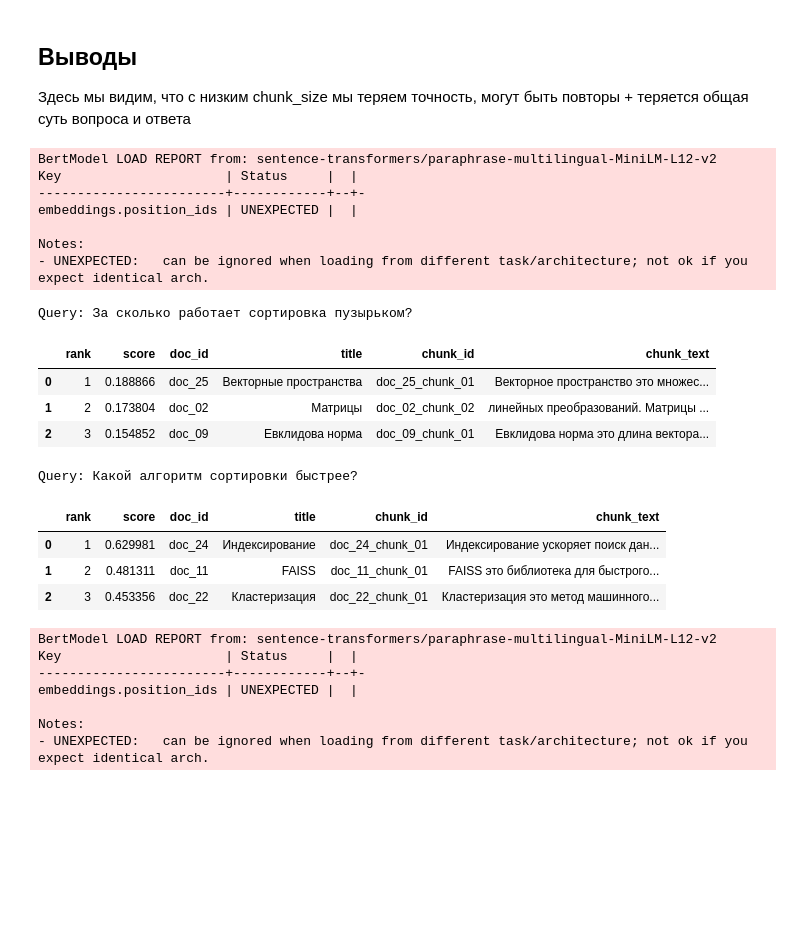
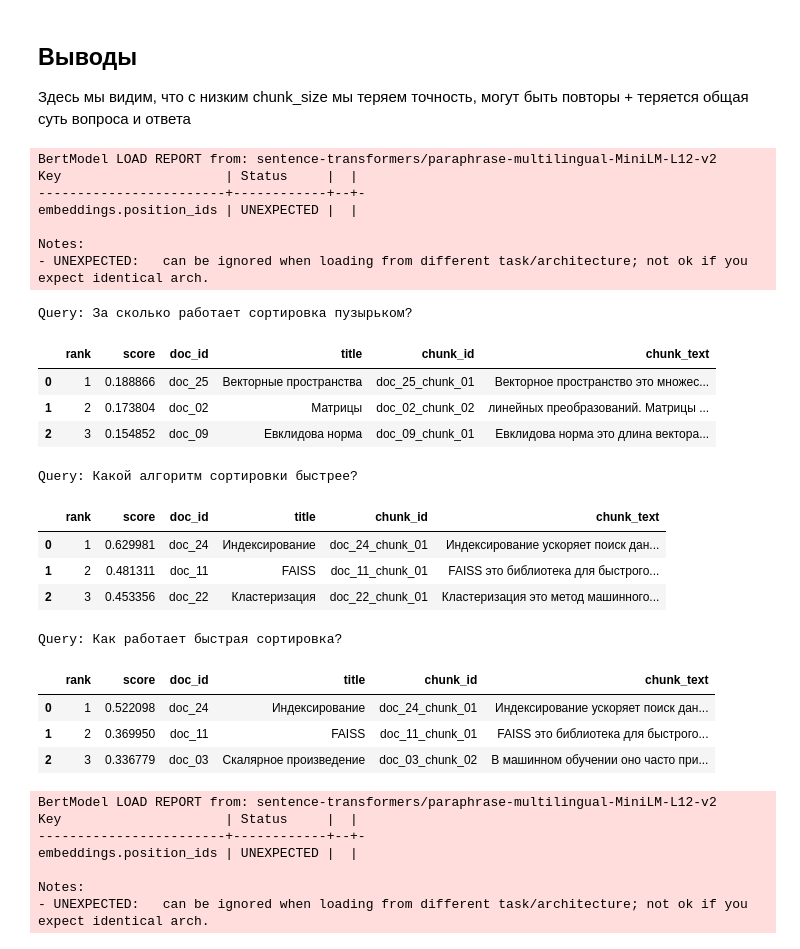
Before and after one commit to mazxal0/AI-Mirea-Course, a Jupyter notebook: homeworks/HW14/HW14.ipynb, the cells around one changed output. Cells and saved outputs as stored; diff of their text form; code cells hidden in the pictures; blank space fills up the shorter version.

```diff
--- a/homeworks/HW14/HW14.ipynb
+++ b/homeworks/HW14/HW14.ipynb
@@ -886,34 +887,40 @@ new_documents: List[Dict[str, str]] = [
         )
     }
 ]
 
 new_queries = [
     'За сколько работает сортировка пузырьком?',
-    'Какой алгоритм сортировки быстрее?'
+    'Какой алгоритм сортировки быстрее?',
+    'Как работает быстрая сортировка?'
 ]
 
 for query in new_queries:
     print(f"Query: {query}")
     search_result = search_chunks(query, artifacts, top_k=3)
     display(search_result)
 # %% [output]
 BertModel LOAD REPORT from: sentence-transformers/paraphrase-multilingual-MiniLM-L12-v2
 Key                     | Status     |  |
 ------------------------+------------+--+-
 embeddings.position_ids | UNEXPECTED |  |
 
 Notes:
 - UNEXPECTED:   can be ignored when loading from different task/architecture; not ok if you expect identical arch.
 Query: За сколько работает сортировка пузырьком?
 |  | rank | score | doc_id | title | chunk_id | chunk_text |
 | 0 | 1 | 0.188866 | doc_25 | Векторные пространства | doc_25_chunk_01 | Векторное пространство это множес... |
 | 1 | 2 | 0.173804 | doc_02 | Матрицы | doc_02_chunk_02 | линейных преобразований. Матрицы ... |
 | 2 | 3 | 0.154852 | doc_09 | Евклидова норма | doc_09_chunk_01 | Евклидова норма это длина вектора... |
 Query: Какой алгоритм сортировки быстрее?
 |  | rank | score | doc_id | title | chunk_id | chunk_text |
 | 0 | 1 | 0.629981 | doc_24 | Индексирование | doc_24_chunk_01 | Индексирование ускоряет поиск дан... |
 | 1 | 2 | 0.481311 | doc_11 | FAISS | doc_11_chunk_01 | FAISS это библиотека для быстрого... |
 | 2 | 3 | 0.453356 | doc_22 | Кластеризация | doc_22_chunk_01 | Кластеризация это метод машинного... |
+Query: Как работает быстрая сортировка?
+|  | rank | score | doc_id | title | chunk_id | chunk_text |
+| 0 | 1 | 0.522098 | doc_24 | Индексирование | doc_24_chunk_01 | Индексирование ускоряет поиск дан... |
+| 1 | 2 | 0.369950 | doc_11 | FAISS | doc_11_chunk_01 | FAISS это библиотека для быстрого... |
+| 2 | 3 | 0.336779 | doc_03 | Скалярное произведение | doc_03_chunk_02 | В машинном обучении оно часто при... |
 # %%
 all_docs = documents + new_documents
 
```
Also changed, not shown: parts of 4 cells of this notebook, 3 other files.
